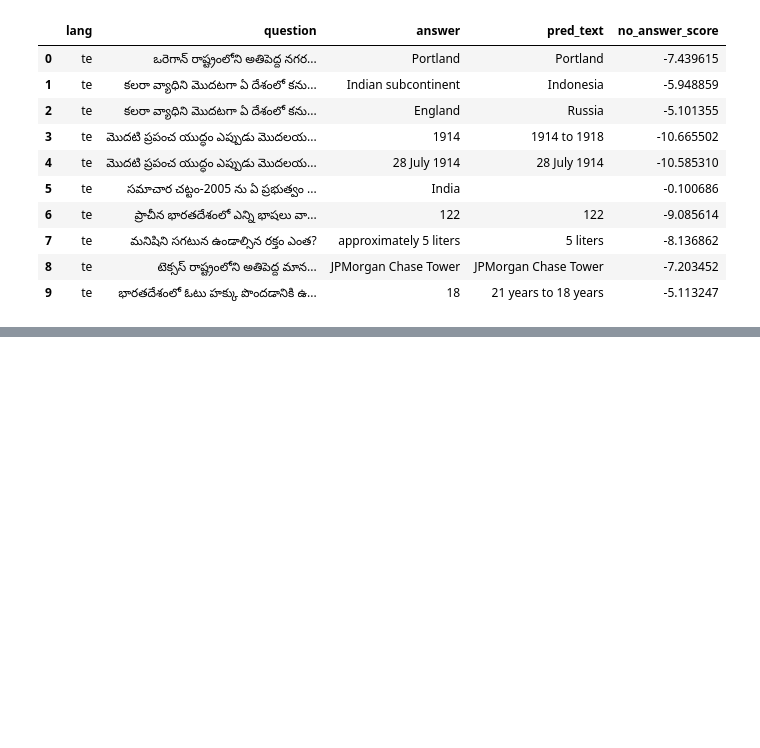
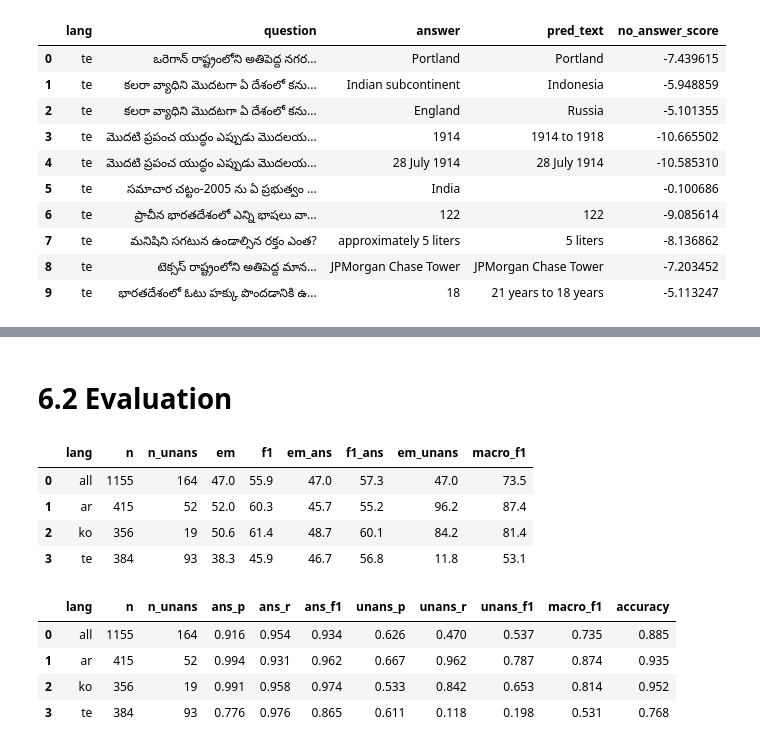
Before and after one commit to Legenden84/msc-nlp-2026, a Jupyter notebook: project_notebooks/nlp_project_w40-41.ipynb, the cells around one changed output, grey strips where cells are left out. Cells and saved outputs as stored; diff of their text form; code cells hidden in the pictures; blank space fills up the shorter version.

```diff
--- a/project_notebooks/nlp_project_w40-41.ipynb
+++ b/project_notebooks/nlp_project_w40-41.ipynb
@@ -747,0 +780,38 @@ def compute_squad(*, references, predictions):
+# %% [markdown]
+# 6.2 Evaluation
+# %%
+# claude
+# lab_6.ipynb
+def evaluate_qa(df, formatted_predictions, gold):
+    rows = []
+    for lang in ["all"] + LANGUAGES:
+        part = df if lang == "all" else df[df["lang"] == lang]
+        ids = {str(index) for index in part.index}
+        scores = compute_squad(references=[g for g in gold if g['id'] in ids], predictions=[p for p in formatted_predictions if p['id'] in ids])
+        rows.append({
+            "lang": lang,
+            "n": len(part),
+            "n_unans": int((~part["answerable"]).sum()),
+            "em": scores["exact"],
+            "f1": scores["f1"],
+            "em_ans": scores["HasAns_exact"],
+            "f1_ans": scores["HasAns_f1"],
+            "em_unans": scores["NoAns_exact"],
+            "macro_f1": 100 * precision_recall_fscore_support(part["answerable"], part["pred_qa"], average="macro", zero_division=0)[2],
+        })
+    return pd.DataFrame(rows).round(1)
+# %%
+# val
+display(evaluate_qa(df_val, formatted_predictions, gold))
+display(evaluate_answerability(df_val, "pred_qa"))
+# %% [output]
+|  | lang | n | n_unans | em | f1 | em_ans | f1_ans | em_unans | macro_f1 |
+| 0 | all | 1155 | 164 | 47.0 | 55.9 | 47.0 | 57.3 | 47.0 | 73.5 |
+| 1 | ar | 415 | 52 | 52.0 | 60.3 | 45.7 | 55.2 | 96.2 | 87.4 |
+| 2 | ko | 356 | 19 | 50.6 | 61.4 | 48.7 | 60.1 | 84.2 | 81.4 |
+| 3 | te | 384 | 93 | 38.3 | 45.9 | 46.7 | 56.8 | 11.8 | 53.1 |
+|  | lang | n | n_unans | ans_p | ans_r | ans_f1 | unans_p | unans_r | unans_f1 | macro_f1 | accuracy |
+| 0 | all | 1155 | 164 | 0.916 | 0.954 | 0.934 | 0.626 | 0.470 | 0.537 | 0.735 | 0.885 |
+| 1 | ar | 415 | 52 | 0.994 | 0.931 | 0.962 | 0.667 | 0.962 | 0.787 | 0.874 | 0.935 |
+| 2 | ko | 356 | 19 | 0.991 | 0.958 | 0.974 | 0.533 | 0.842 | 0.653 | 0.814 | 0.952 |
+| 3 | te | 384 | 93 | 0.776 | 0.976 | 0.865 | 0.611 | 0.118 | 0.198 | 0.531 | 0.768 |
```
Also changed, not shown: parts of 15 cells of this notebook.
